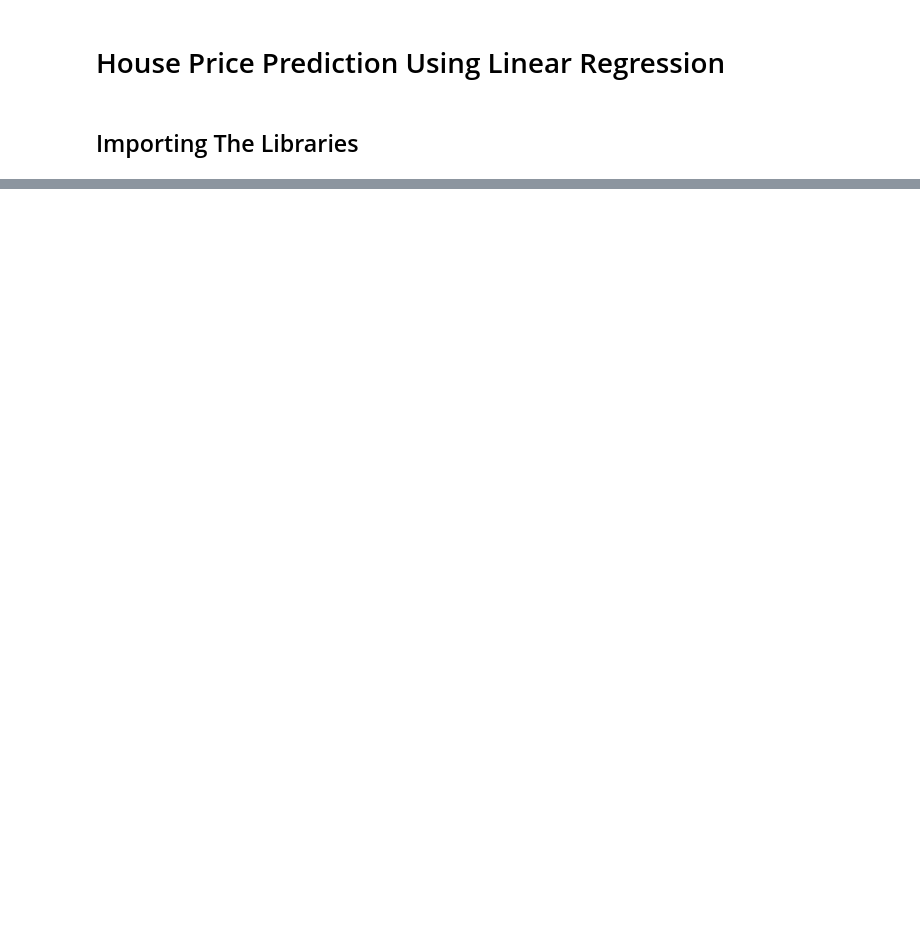
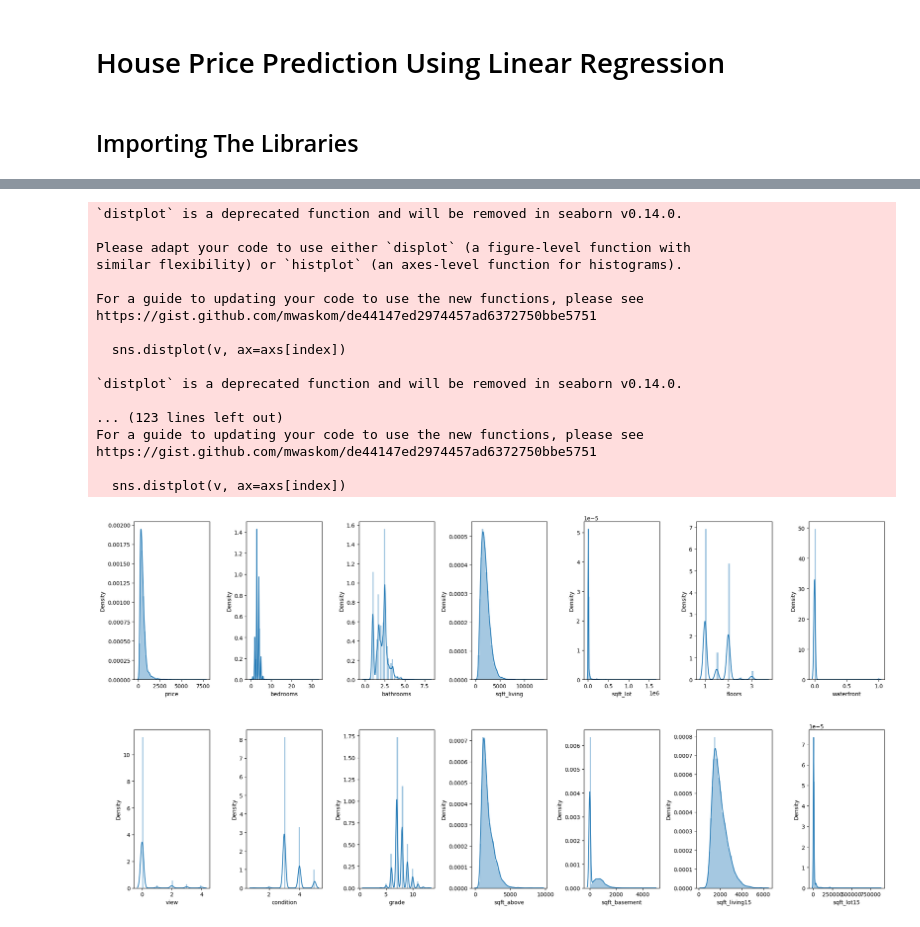
Before and after one commit to AkZcH/-Smart-Real-Estate-Pricing-with-Data-Driven-Models, a Jupyter notebook: main.ipynb, the cells around one changed output, grey strips where cells are left out. Cells and saved outputs as stored; diff of their text form; code cells hidden in the pictures; blank space fills up the shorter version.

```diff
--- a/main.ipynb
+++ b/main.ipynb
@@ -33,0 +44,14 @@ df.head(10)
+# %%
+df = pd.read_csv('kc_house_data.csv')
+df = df.drop('id', axis=1)
+df = df.drop('date', axis=1)
+df = df.drop('long', axis=1)
+df = df.drop('lat', axis=1)
+df = df.drop('zipcode', axis=1)
+df = df.drop('yr_built', axis=1)
+df = df.drop('yr_renovated', axis=1)
+
+
+df['price']=df['price']/1000
+
+df.head()
@@ -33,0 +127,27 @@ df.head(10)
+# %%
+fig, axs = plt.subplots(ncols=7, nrows=2, figsize=(20, 10))
+index = 0
+axs = axs.flatten()
+for k,v in df.items():
+    sns.distplot(v, ax=axs[index])
+    index += 1
+plt.tight_layout(pad=0.4, w_pad=0.5, h_pad=5.0)
+# %% [output]
+`distplot` is a deprecated function and will be removed in seaborn v0.14.0.
+
+Please adapt your code to use either `displot` (a figure-level function with
+similar flexibility) or `histplot` (an axes-level function for histograms).
+
+For a guide to updating your code to use the new functions, please see
+https://gist.github.com/mwaskom/de44147ed2974457ad6372750bbe5751
+
+  sns.distplot(v, ax=axs[index])
+
+`distplot` is a deprecated function and will be removed in seaborn v0.14.0.
+
+... (123 lines left out)
+For a guide to updating your code to use the new functions, please see
+https://gist.github.com/mwaskom/de44147ed2974457ad6372750bbe5751
+
+  sns.distplot(v, ax=axs[index])
+[figure, added]
```
Also changed, not shown: parts of 10 cells of this notebook.
